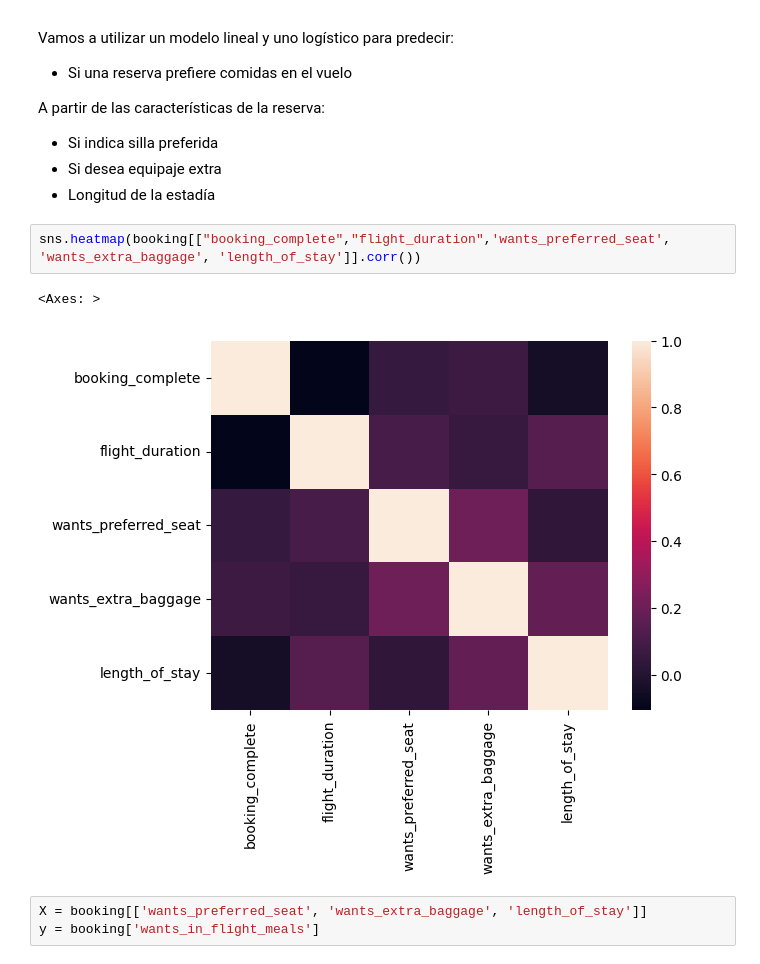
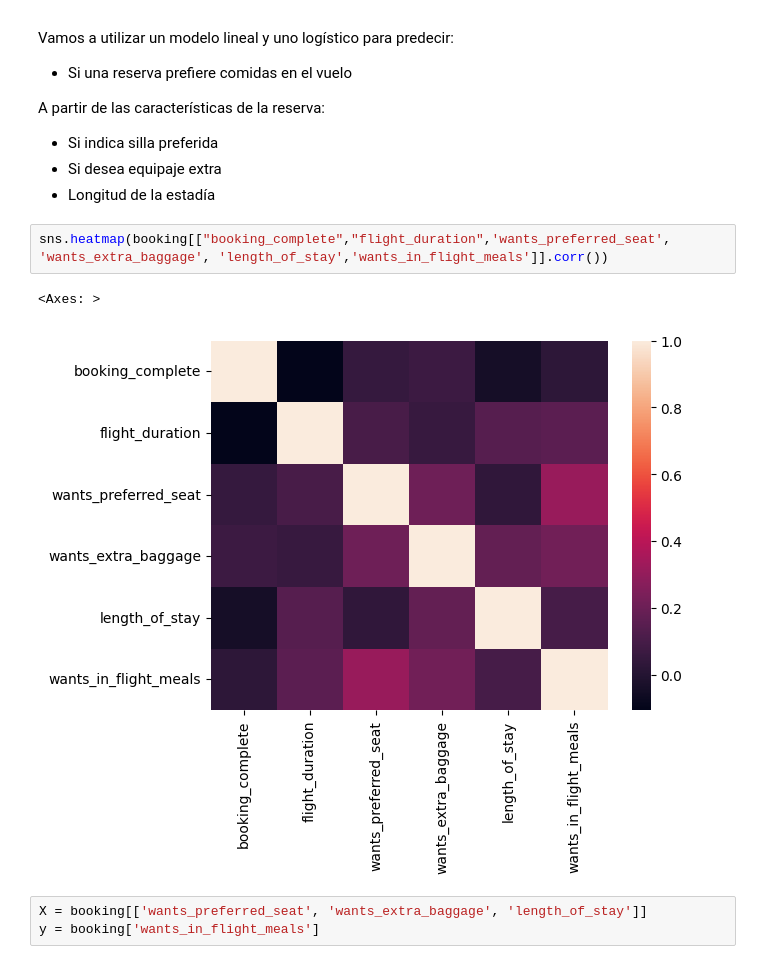
Before and after one commit to jazaineam1/Andes_ADDBD, a Jupyter notebook: Sesion13/Clase_13_Regresión_Logística_y_metricas_VERSION2.ipynb, the cells around one changed output. Saved outputs shown, nothing was run; the diff lists cells and outputs as text.

```diff
--- a/Sesion13/Clase_13_Regresión_Logística_y_metricas_VERSION2.ipynb
+++ b/Sesion13/Clase_13_Regresión_Logística_y_metricas_VERSION2.ipynb
@@ -92,10 +112,10 @@ A partir de las características de la reserva:
 * Si desea equipaje extra
 * Longitud de la estadía
 # %%
-sns.heatmap(booking[["booking_complete","flight_duration",'wants_preferred_seat', 'wants_extra_baggage', 'length_of_stay']].corr())
+sns.heatmap(booking[["booking_complete","flight_duration",'wants_preferred_seat', 'wants_extra_baggage', 'length_of_stay','wants_in_flight_meals']].corr())
 # %% [output]
 <Axes: >
-[figure, old version]
+[figure, new version]
 # %%
 X = booking[['wants_preferred_seat', 'wants_extra_baggage', 'length_of_stay']]
 y = booking['wants_in_flight_meals']
```
Also changed, not shown: parts of 14 cells of this notebook.
